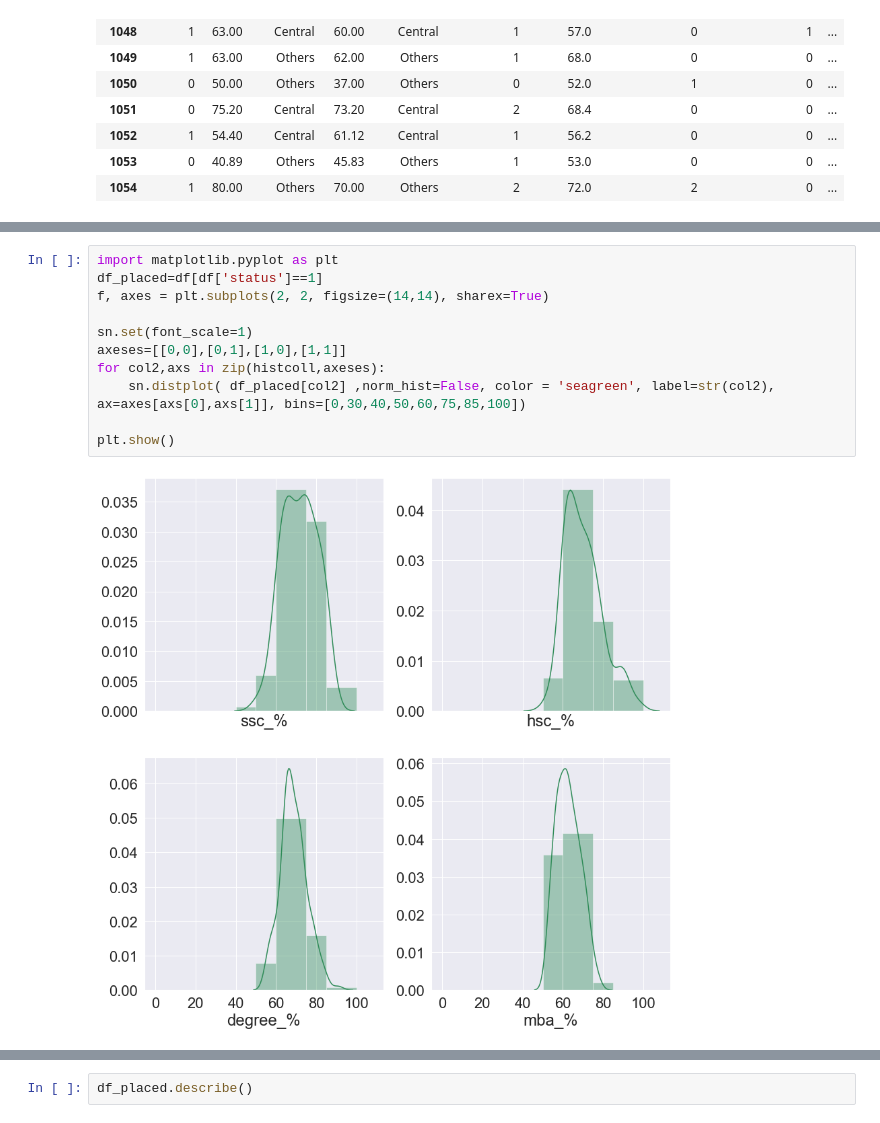
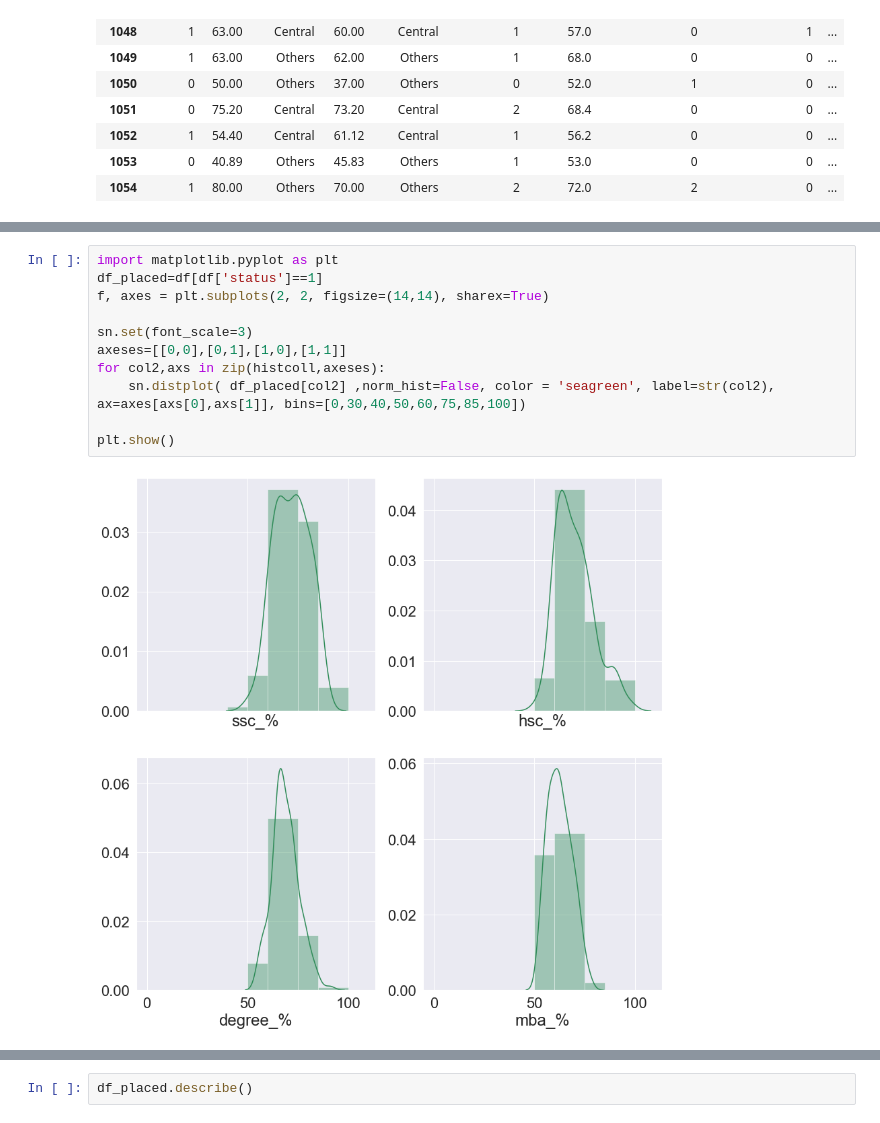
Before and after one commit to Graphtrack/IIMR-Phoenix, a Jupyter notebook: Pheonix analysis.ipynb, the cells around one changed output, grey strips where cells are left out. Cells and saved outputs as stored; diff of their text form.

```diff
--- a/Pheonix analysis.ipynb
+++ b/Pheonix analysis.ipynb
@@ -83,16 +170,16 @@ plt.show()
 # %%
 import matplotlib.pyplot as plt
 df_placed=df[df['status']==1]
 f, axes = plt.subplots(2, 2, figsize=(14,14), sharex=True)
 
-sn.set(font_scale=1)
+sn.set(font_scale=3)
 axeses=[[0,0],[0,1],[1,0],[1,1]]
 for col2,axs in zip(histcoll,axeses):
     sn.distplot( df_placed[col2] ,norm_hist=False, color = 'seagreen', label=str(col2), ax=axes[axs[0],axs[1]], bins=[0,30,40,50,60,75,85,100])
 
 plt.show()
 # %% [output]
-[figure, old version]
+[figure, new version]
 # %%
 # df_unplaced=df[df['status']==0]
 
```
Also changed, not shown: parts of 12 cells of this notebook.
